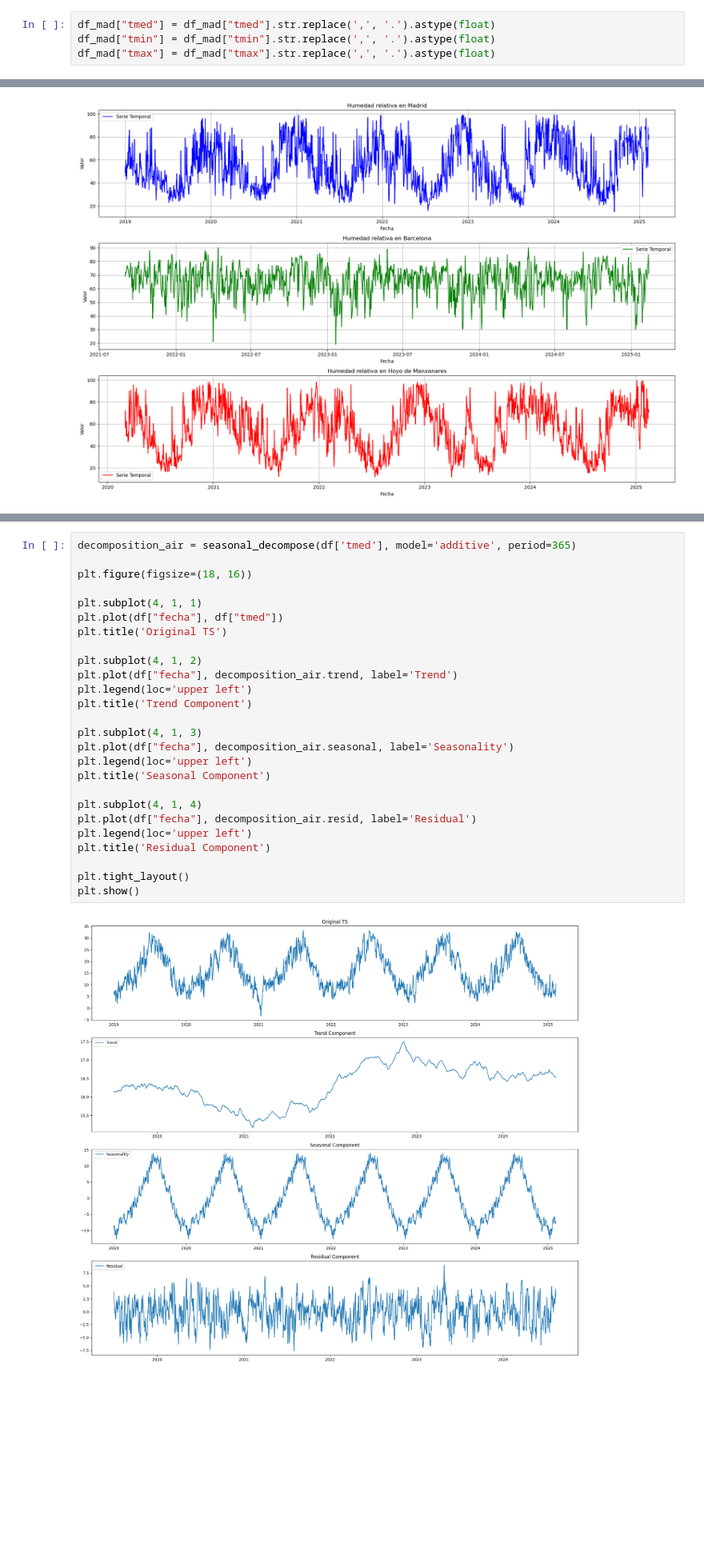
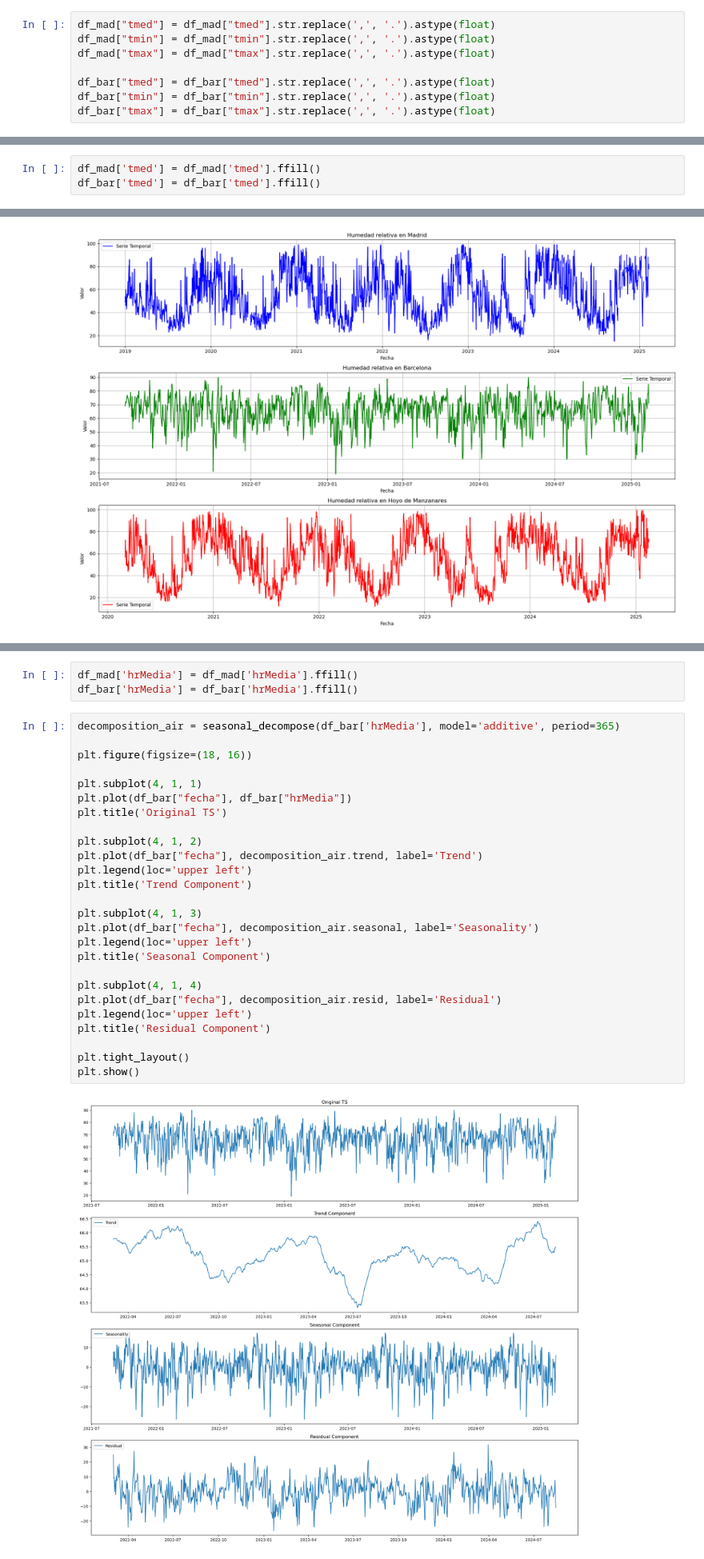
Before and after one commit to GamblerRunner/PrediccionMeteorologica, a Jupyter notebook: src/EDA/verDataDiario.ipynb, the cells around one changed output, grey strips where cells are left out. Shown at 80% size. Cells and saved outputs as stored; diff of their text form; blank space fills up the shorter version.

```diff
--- a/src/EDA/verDataDiario.ipynb
+++ b/src/EDA/verDataDiario.ipynb
@@ -20,5 +43,9 @@ Name: tmed, dtype: object
 df_mad["tmed"] = df_mad["tmed"].str.replace(',', '.').astype(float)
 df_mad["tmin"] = df_mad["tmin"].str.replace(',', '.').astype(float)
 df_mad["tmax"] = df_mad["tmax"].str.replace(',', '.').astype(float)
+
+df_bar["tmed"] = df_bar["tmed"].str.replace(',', '.').astype(float)
+df_bar["tmin"] = df_bar["tmin"].str.replace(',', '.').astype(float)
+df_bar["tmax"] = df_bar["tmax"].str.replace(',', '.').astype(float)
 # %%
 df_bar["fecha"] = pd.to_datetime(df_bar["fecha"])
@@ -80,0 +98,3 @@ plt.show()
+# %%
+df_mad['tmed'] = df_mad['tmed'].ffill()
+df_bar['tmed'] = df_bar['tmed'].ffill()
@@ -118,31 +258,34 @@ df['tmed'] = df['tmed'].ffill()
+# %%
+df_mad['hrMedia'] = df_mad['hrMedia'].ffill()
+df_bar['hrMedia'] = df_bar['hrMedia'].ffill()
 # %%
-decomposition_air = seasonal_decompose(df['tmed'], model='additive', period=365)
+decomposition_air = seasonal_decompose(df_bar['hrMedia'], model='additive', period=365)
 
 plt.figure(figsize=(18, 16))
 
 plt.subplot(4, 1, 1)
-plt.plot(df["fecha"], df["tmed"])
+plt.plot(df_bar["fecha"], df_bar["hrMedia"])
 plt.title('Original TS')
 
 plt.subplot(4, 1, 2)
-plt.plot(df["fecha"], decomposition_air.trend, label='Trend')
+plt.plot(df_bar["fecha"], decomposition_air.trend, label='Trend')
 plt.legend(loc='upper left')
 plt.title('Trend Component')
 
 plt.subplot(4, 1, 3)
-plt.plot(df["fecha"], decomposition_air.seasonal, label='Seasonality')
+plt.plot(df_bar["fecha"], decomposition_air.seasonal, label='Seasonality')
 plt.legend(loc='upper left')
 plt.title('Seasonal Component')
 
 plt.subplot(4, 1, 4)
-plt.plot(df["fecha"], decomposition_air.resid, label='Residual')
+plt.plot(df_bar["fecha"], decomposition_air.resid, label='Residual')
 plt.legend(loc='upper left')
 plt.title('Residual Component')
 
 plt.tight_layout()
 plt.show()
 # %% [output]
-[figure, old version]
+[figure, new version]
 # %%
 window = 30  # 30 days window
 threshold = 3  # Threshold of 2 standard deviations
```
Also changed, not shown: parts of 43 cells of this notebook.
